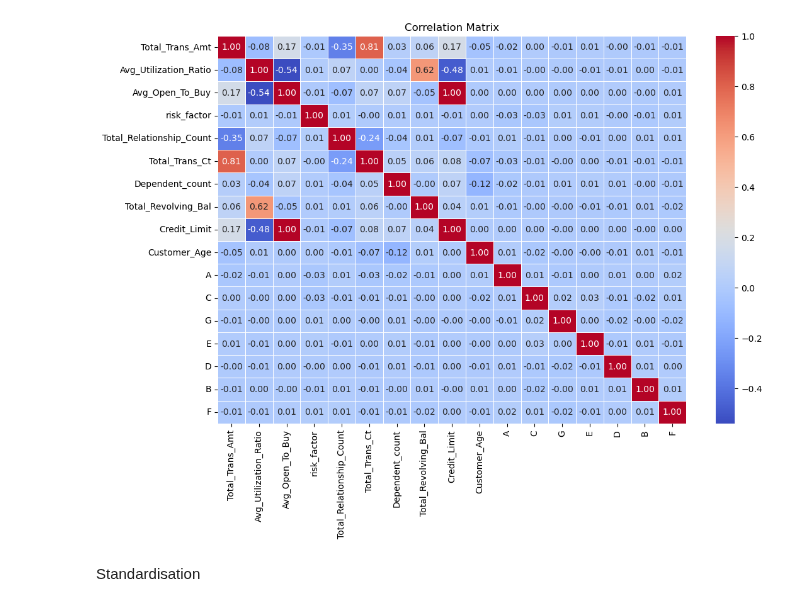
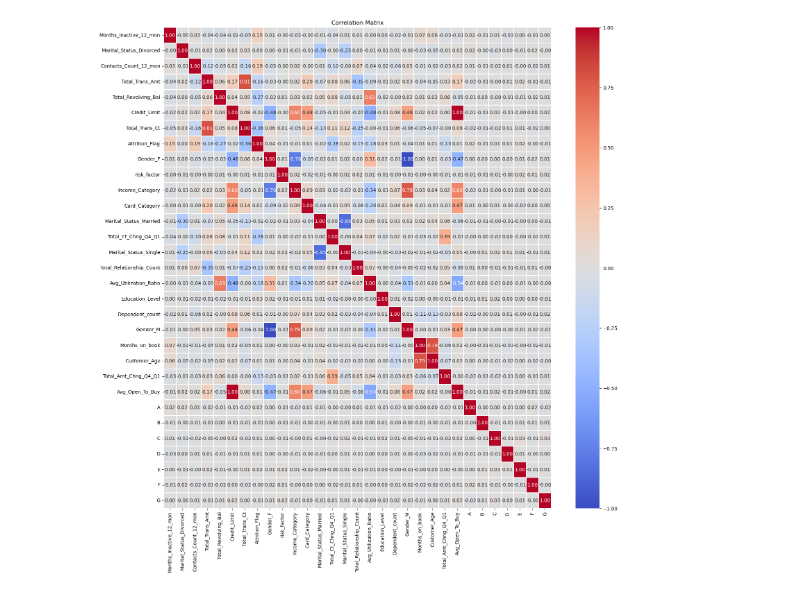
Before and after one commit to yionna/DSA3101-Object-Not-Found, a Jupyter notebook: src/SubgroupB_Question1.ipynb, the cells around one changed output. Drawn from its saved outputs; the diff is of its cells as text; code cells hidden in the pictures.

```diff
--- a/src/SubgroupB_Question1.ipynb
+++ b/src/SubgroupB_Question1.ipynb
@@ -56,7 +105,8 @@ for col in df1.columns:
 # %%
-# Convert products into binary (whether users have the product or not, or in the case where all users have the product, whether they got an upgrade)
+# Convert products into binary
 product_list = set(['A', 'B', 'C', 'D', 'E', 'F', 'G'])
-features_list = list(set(df.columns).difference(product_list))
+features_list = list(set(df1.columns).difference(product_list))
+features_list.remove('CLIENTNUM')
 
 df2 = df1
 for product in product_list:
@@ -66,3 +116,6 @@ for product in product_list:
     # Some users do not have this product at all
     else:
         df2[product] = np.where(df2[product] > 0, 1, 0)
+
+product_list = list(product_list)
+product_list.sort()
@@ -80,11 +129,10 @@ import seaborn as sns
 # %%
 # Examine correlation
-numerical_df = df[numerical_columns+list(product_list)]
-correlation_matrix = numerical_df.corr()
+correlation_matrix = df2[features_list+list(product_list)].corr()
 
-plt.figure(figsize=(12, 8))
-sns.heatmap(correlation_matrix, annot=True, cmap='coolwarm', fmt=".2f", linewidths=0.5)
+plt.figure(figsize=(18, 18))
+sns.heatmap(correlation_matrix, annot=True, cmap='coolwarm', fmt=".2f", linewidths=0.1)
 plt.title('Correlation Matrix')
 plt.show()
 # %% [output]
-[figure, old version]
+[figure, new version]
@@ -98,2 +138,0 @@ plt.show()
-# %% [markdown]
-Standardisation
```
Also changed, not shown: parts of 32 cells of this notebook.
